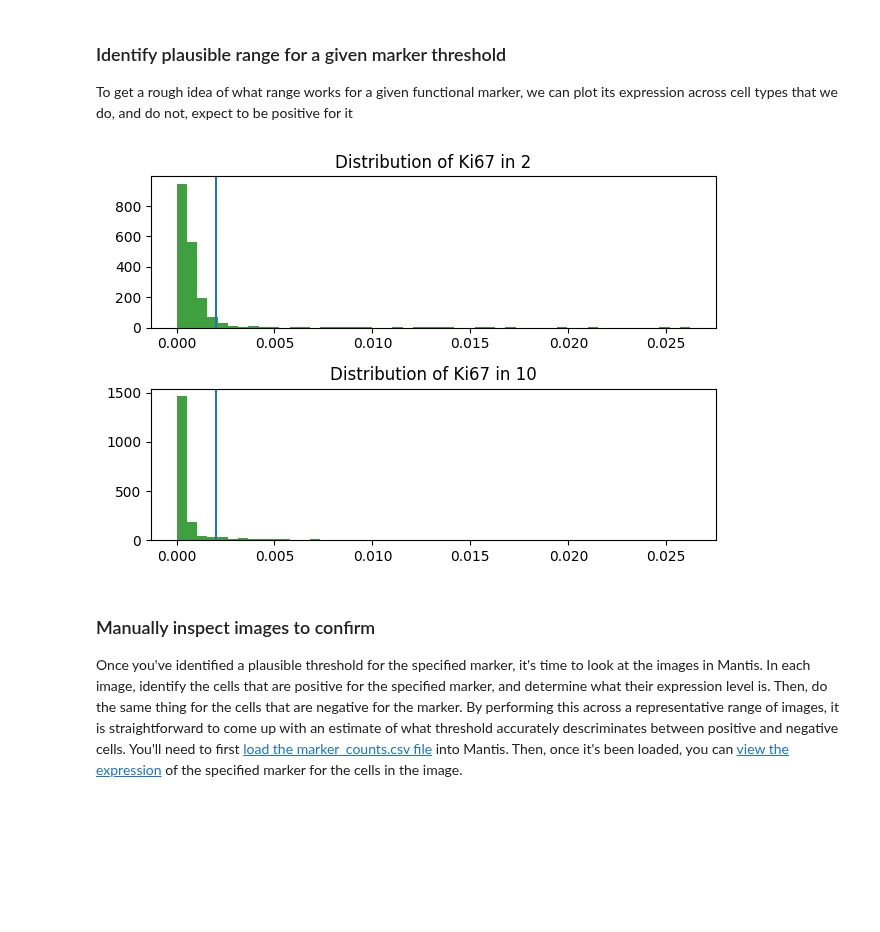
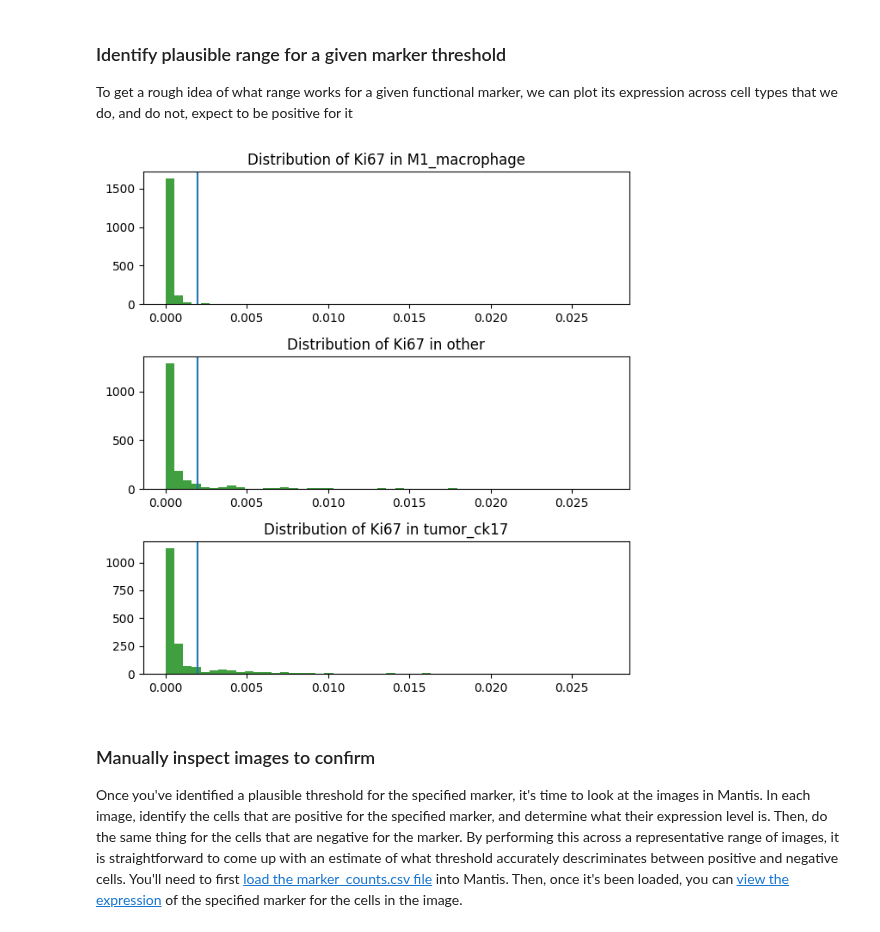
Before and after one commit to angelolab/ark-analysis, a Jupyter notebook: templates/4_Post_Clustering.ipynb, the cells around one changed output. Drawn from its saved outputs; the diff is of its cells as text; code cells hidden in the pictures; blank space fills up the shorter version.

```diff
--- a/templates/4_Post_Clustering.ipynb
+++ b/templates/4_Post_Clustering.ipynb
@@ -141,13 +145,13 @@ marker_counts_df.to_csv(os.path.join(mantis_dir, 'marker_counts.csv'), index=Fal
 To get a rough idea of what range works for a given functional marker, we can plot its expression across cell types that we do, and do not, expect to be positive for it
 # %%
 # This cell can be re-run to identify different thresholds across different functional markers
-populations = ['2', '10']
+populations = ["M1_macrophage", "other", "tumor_ck17"]
 marker = 'Ki67'
 threshold = 0.002
 
 plot_hist_thresholds(cell_table=cell_table, populations=populations, marker=marker, threshold=threshold)
 # %% [output]
-[figure, old version]
+[figure, new version]
 # %% [markdown]
 ### Manually inspect images to confirm
 Once you've identified a plausible threshold for the specified marker, it's time to look at the images in Mantis. In each image, identify the cells that are positive for the specified marker, and determine what their expression level is. Then, do the same thing for the cells that are negative for the marker. By performing this across a representative range of images, it is straightforward to come up with an estimate of what threshold accurately descriminates between positive and negative cells. You'll need to first [load the marker_counts.csv file](../README.md#loading_project_wide_files) into Mantis. Then, once it's been loaded, you can [view the expression](../README.md#view_cell_features) of the specified marker for the cells in the image.
```
Also changed, not shown: parts of 6 cells of this notebook, 2 other files.
